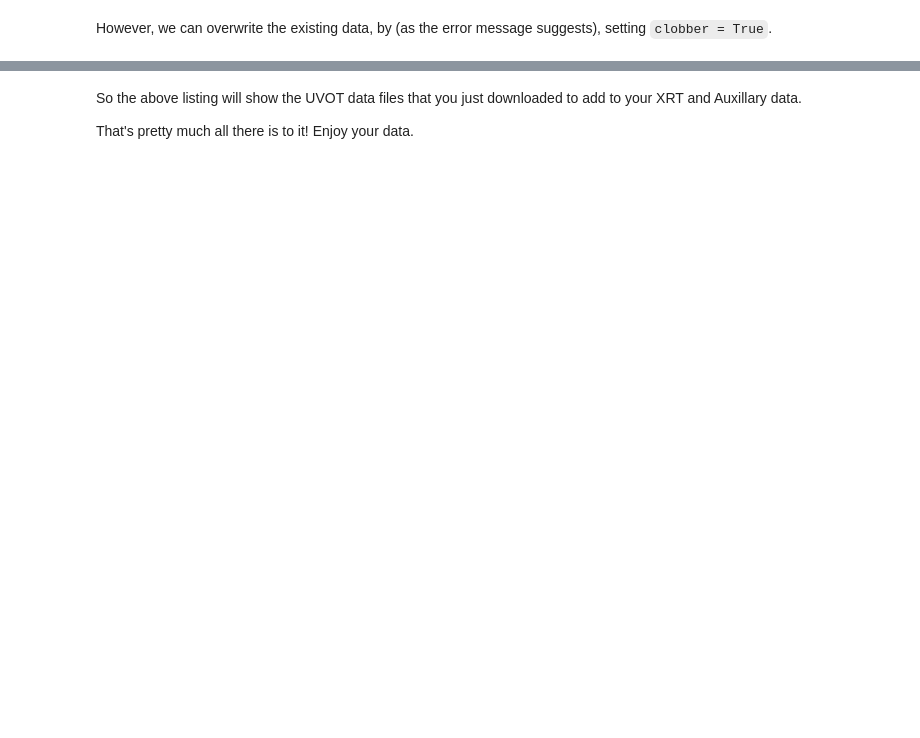
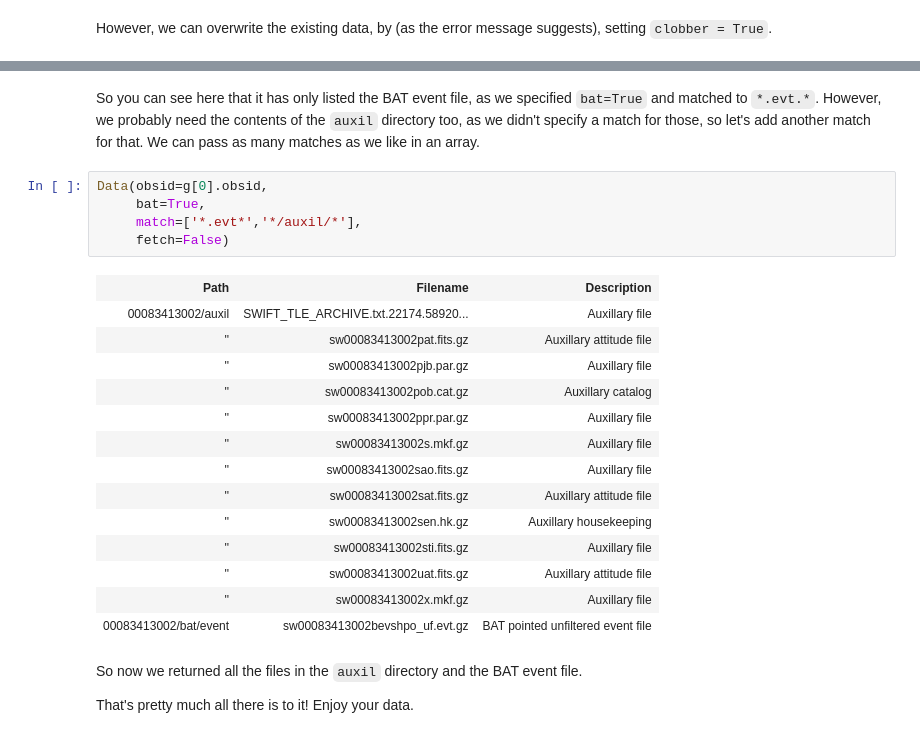
Before and after one commit to Swift-SOT/swifttools, a Jupyter notebook: examples/Swift_Data Example Notebook.ipynb, the cells around one changed output, grey strips where cells are left out. Cells and saved outputs as stored; diff of their text form; blank space fills up the shorter version.

```diff
--- a/examples/Swift_Data Example Notebook.ipynb
+++ b/examples/Swift_Data Example Notebook.ipynb
@@ -172,4 +213,26 @@ Downloading 17 files...
+# %% [markdown]
+So you can see here that it has only listed the BAT event file, as we specified `bat=True` and matched to `*.evt.*`. However, we probably need the contents of the `auxil` directory too, as we didn't specify a match for those, so let's add another match for that. We can pass as many matches as we like in an array.
+# %%
+Data(obsid=g[0].obsid,
+     bat=True,
+     match=['*.evt*','*/auxil/*'],
+     fetch=False)
+# %% [output]
+| Path | Filename | Description |
+| 00083413002/auxil | SWIFT_TLE_ARCHIVE.txt.22174.58920... | Auxillary file |
+| '' | sw00083413002pat.fits.gz | Auxillary attitude file |
+| '' | sw00083413002pjb.par.gz | Auxillary file |
+| '' | sw00083413002pob.cat.gz | Auxillary catalog |
+| '' | sw00083413002ppr.par.gz | Auxillary file |
+| '' | sw00083413002s.mkf.gz | Auxillary file |
+| '' | sw00083413002sao.fits.gz | Auxillary file |
+| '' | sw00083413002sat.fits.gz | Auxillary attitude file |
+| '' | sw00083413002sen.hk.gz | Auxillary housekeeping |
+| '' | sw00083413002sti.fits.gz | Auxillary file |
+| '' | sw00083413002uat.fits.gz | Auxillary attitude file |
+| '' | sw00083413002x.mkf.gz | Auxillary file |
+| 00083413002/bat/event | sw00083413002bevshpo_uf.evt.gz | BAT pointed unfiltered event file |
 # %% [markdown]
-So the above listing will show the UVOT data files that you just downloaded to add to your XRT and Auxillary data.
+So now we returned all the files in the `auxil` directory and the BAT event file.
 
 That's pretty much all there is to it! Enjoy your data.
```
Also changed, not shown: parts of 12 cells of this notebook, 5 other files.
